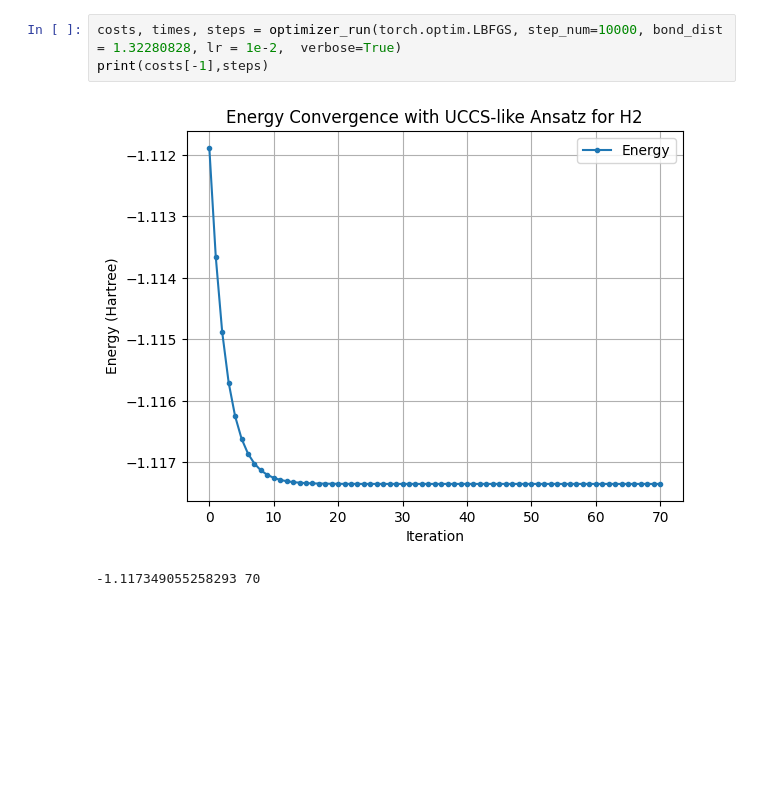
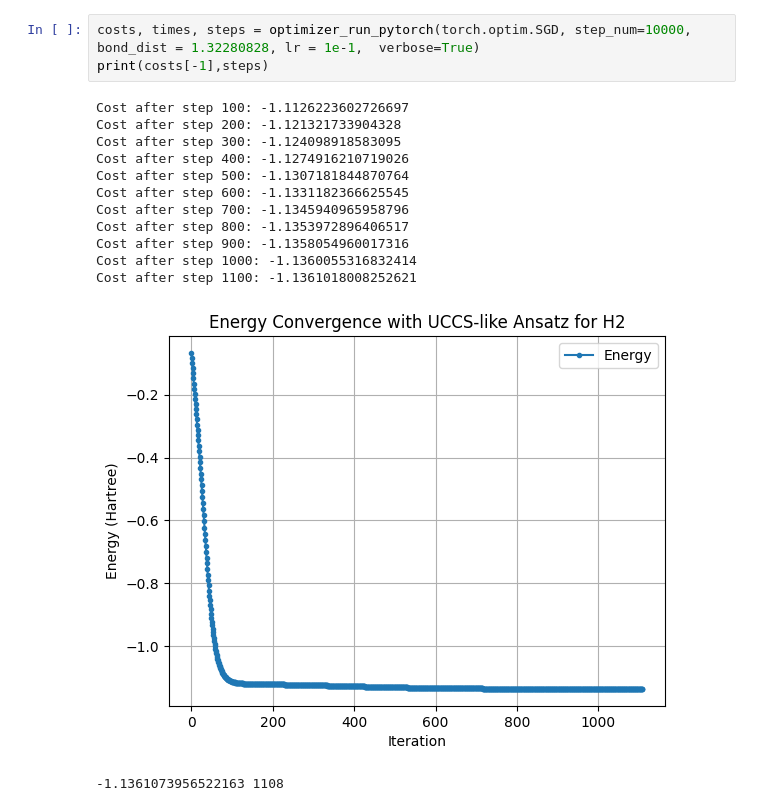
Before and after one commit to pattrick12/vqe1, a Jupyter notebook: Benchmark.ipynb, the cells around one changed output. Cells and saved outputs as stored; diff of their text form; blank space fills up the shorter version.

```diff
--- a/Benchmark.ipynb
+++ b/Benchmark.ipynb
@@ -122,9 +237,20 @@ def optimizer_run(opt, step_num, bond_dist, lr, verbose=True):
 # %%
-costs, times, steps = optimizer_run(torch.optim.LBFGS, step_num=10000, bond_dist = 1.32280828, lr = 1e-2,  verbose=True)
+costs, times, steps = optimizer_run_pytorch(torch.optim.SGD, step_num=10000, bond_dist = 1.32280828, lr = 1e-1,  verbose=True)
 print(costs[-1],steps)
 # %% [output]
+Cost after step 100: -1.1126223602726697
+Cost after step 200: -1.121321733904328
+Cost after step 300: -1.124098918583095
+Cost after step 400: -1.1274916210719026
+Cost after step 500: -1.1307181844870764
+Cost after step 600: -1.1331182366625545
+Cost after step 700: -1.1345940965958796
+Cost after step 800: -1.1353972896406517
+Cost after step 900: -1.1358054960017316
+Cost after step 1000: -1.1360055316832414
+Cost after step 1100: -1.1361018008252621
-[figure, old version]
+[figure, new version]
--1.117349055258293 70
+-1.1361073956522163 1108
 # %%
 def energy_vs_bondLength(optimzer):
     # Define a range of bond lengths (in Bohr, 1 Bohr = 0.529 Å)
```
Also changed, not shown: parts of 8 cells of this notebook, 1 other file.
